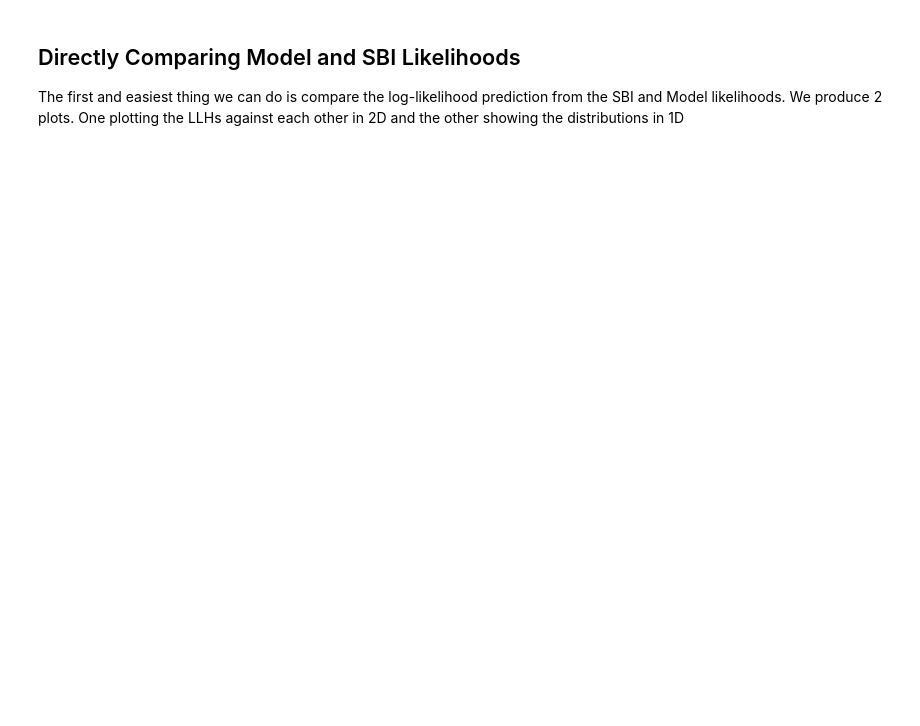
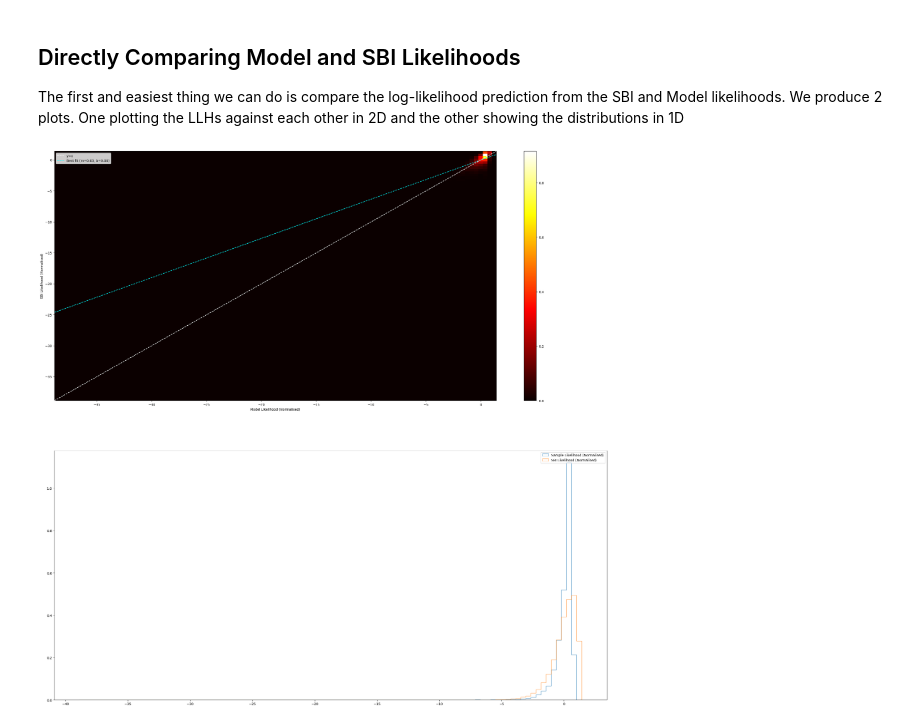
Before and after one commit to henry-wallace-phys/MaCh3SbiTools, a Jupyter notebook: tutorial/Part 5: Diagnosing your SBI.ipynb, the cells around one changed output. Drawn from its saved outputs; the diff is of its cells as text; code cells hidden in the pictures; blank space fills up the shorter version.

Commit message:
Add diagnostics plot

```diff
--- a/tutorial/Part 5: Diagnosing your SBI.ipynb
+++ b/tutorial/Part 5: Diagnosing your SBI.ipynb
@@ -33,5 +35,8 @@ inference_handler.load_posterior(model, posterior_config=None)
 # %%
 # Now we can compare the LLH
 from mach3sbitools.diagnostics import compare_logl
 
-compare_logl(simulator, inference_handler, 100_000)
+# First step is to do a really rough pass
+compare_logl(simulator, inference_handler, 10_000, n_bins=100)
+# %% [output]
+[figure, added]
```
Also changed, not shown: parts of 2 cells of this notebook, 1 other file.
